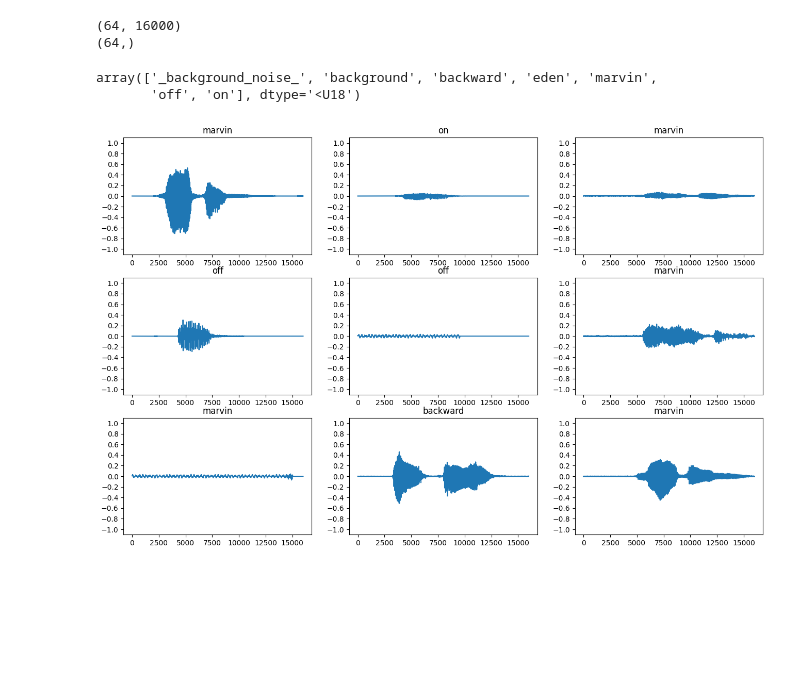
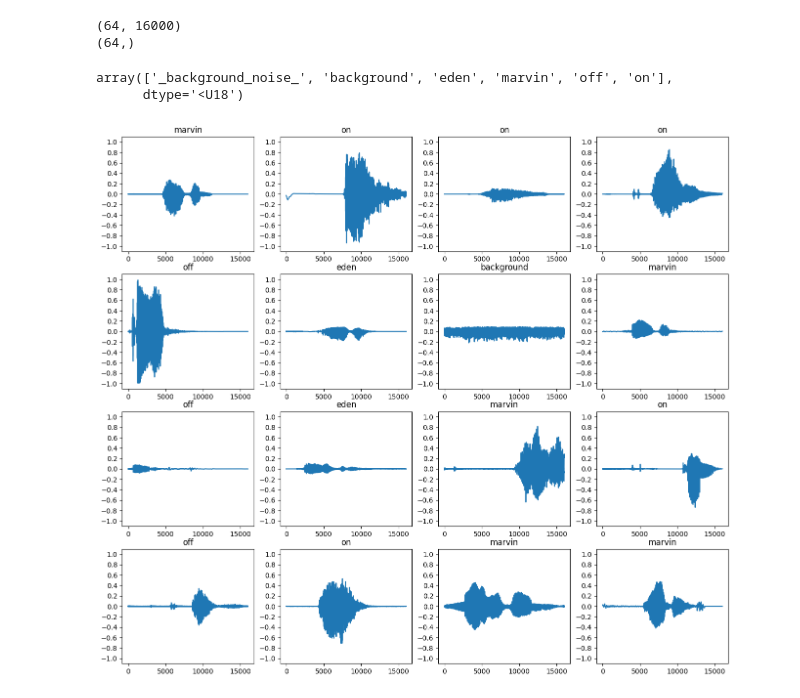
Before and after one commit to periclesbgf/home-assistant-model, a Jupyter notebook: speech_recognition.ipynb, the cells around one changed output. Cells and saved outputs as stored; diff of their text form; code cells hidden in the pictures; blank space fills up the shorter version.

```diff
--- a/speech_recognition.ipynb
+++ b/speech_recognition.ipynb
@@ -111,23 +104,23 @@ for example_audio, example_labels in train_ds.take(1):
 (64, 16000)
 (64,)
 # %%
-label_names[[0,1,2,3,4,5,6]]
+label_names[[0,1,2,3,4,5]]
 # %% [output]
-array(['_background_noise_', 'background', 'backward', 'eden', 'marvin',
-       'off', 'on'], dtype='<U18')
+array(['_background_noise_', 'background', 'eden', 'marvin', 'off', 'on'],
+      dtype='<U18')
 # %%
-plt.figure(figsize=(16, 10))
-rows = 3
-cols = 3
+plt.figure(figsize=(16, 14))
+rows = 4
+cols = 4
 n = rows * cols
 for i in range(n):
   plt.subplot(rows, cols, i+1)
   audio_signal = example_audio[i]
   plt.plot(audio_signal)
   plt.title(label_names[example_labels[i]])
   plt.yticks(np.arange(-1.2, 1.2, 0.2))
   plt.ylim([-1.1, 1.1])
 # %% [output]
-[figure, old version]
+[figure, new version]
 # %%
 def get_spectrogram(waveform):
```
Also changed, not shown: parts of 20 cells of this notebook, 1 other file.
